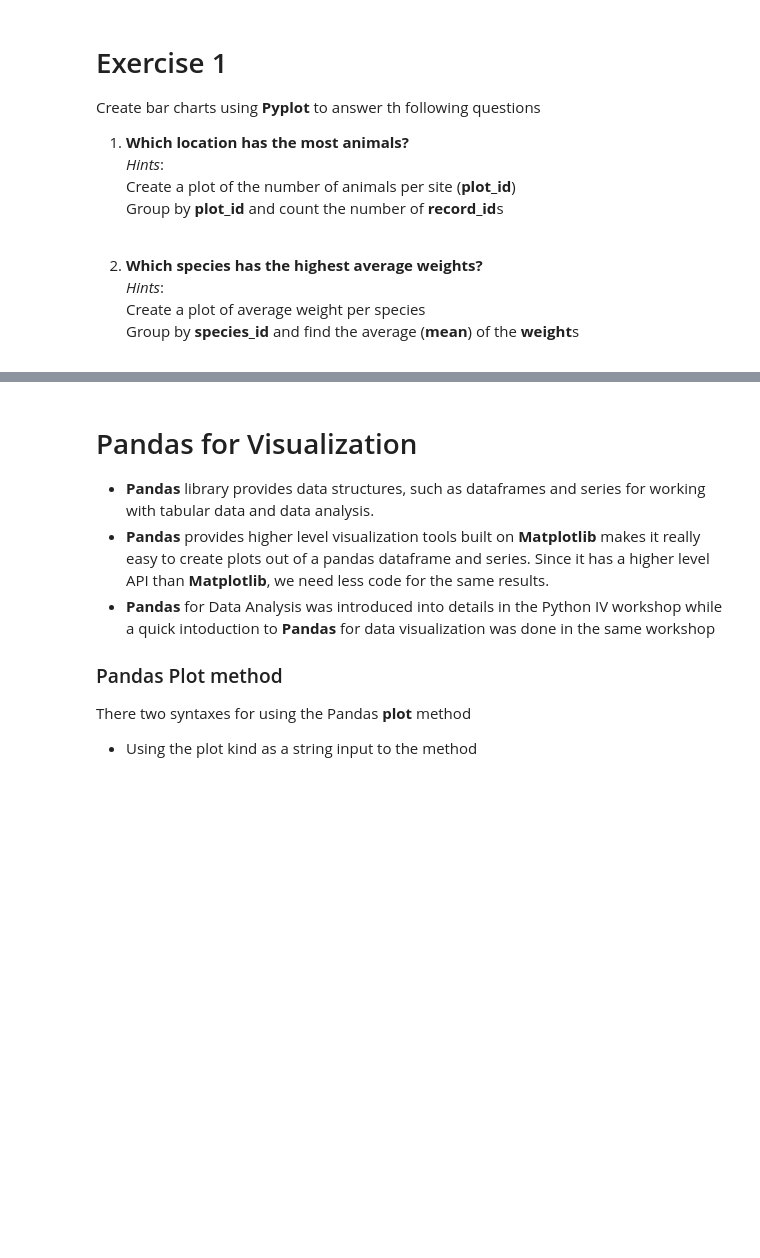
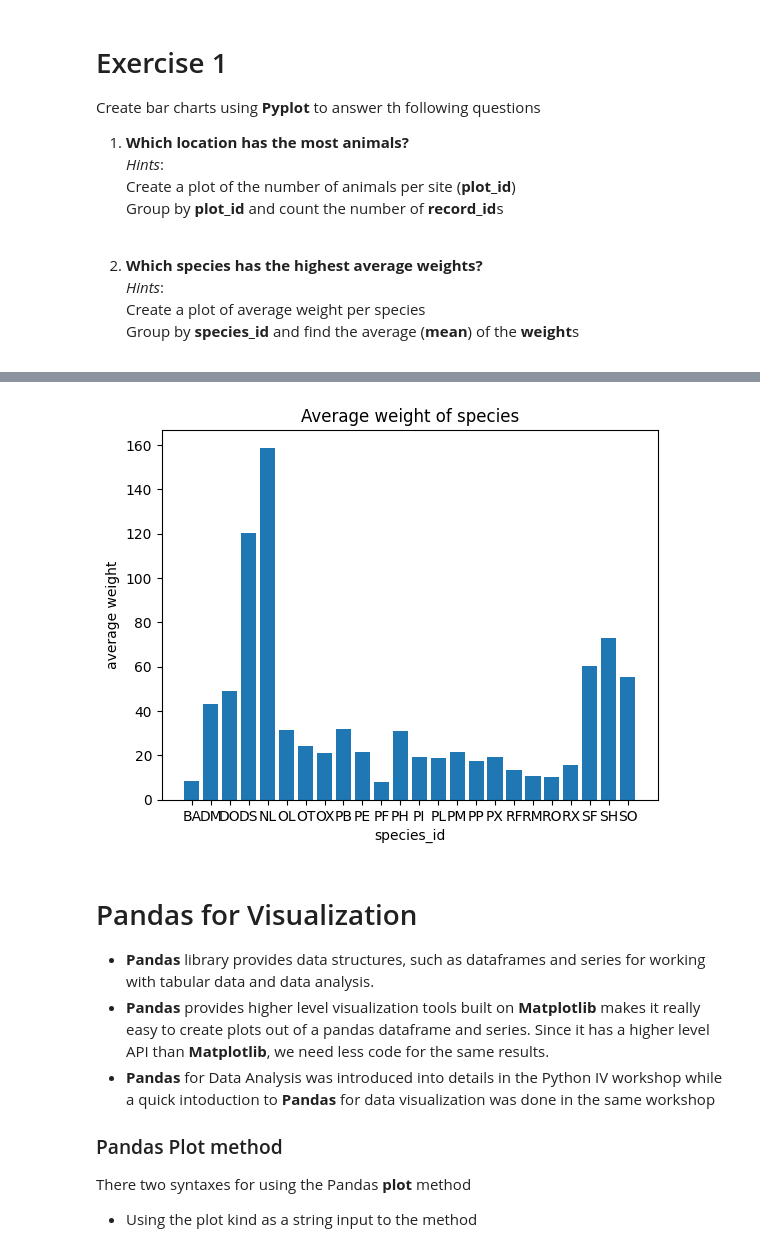
Before and after one commit to bhagyalakshmic/Data_Visualization_with_Python, a Jupyter notebook: Data_Visualization_with_Python.ipynb, the cells around one changed output, grey strips where cells are left out. Saved outputs shown, nothing was run; the diff lists cells and outputs as text; code cells hidden in the pictures; blank space fills up the shorter version.

```diff
--- a/Data_Visualization_with_Python.ipynb
+++ b/Data_Visualization_with_Python.ipynb
@@ -304,3 +356,15 @@ Create bar charts using **Pyplot** to answer th following questions
+# %%
+sp_ave_wt = surveys_complete.groupby('species_id')['weight'].mean()
+fig, ax = plt.subplots()
+# bar chart of  number of animals found on each plot
+ax.bar(sp_ave_wt.index,sp_ave_wt.values)
+# set a title and labels
+ax.set_title('Average weight of species')
+ax.set_xlabel('species_id')
+ax.set_ylabel('average weight')
+plt.show()
+# %% [output]
+[figure, added]
 # %% [markdown]
 # Pandas for Visualization
 * **Pandas** library provides data structures, such as dataframes and series for working with tabular data and data analysis.
```
Also changed, not shown: parts of 32 cells of this notebook.
